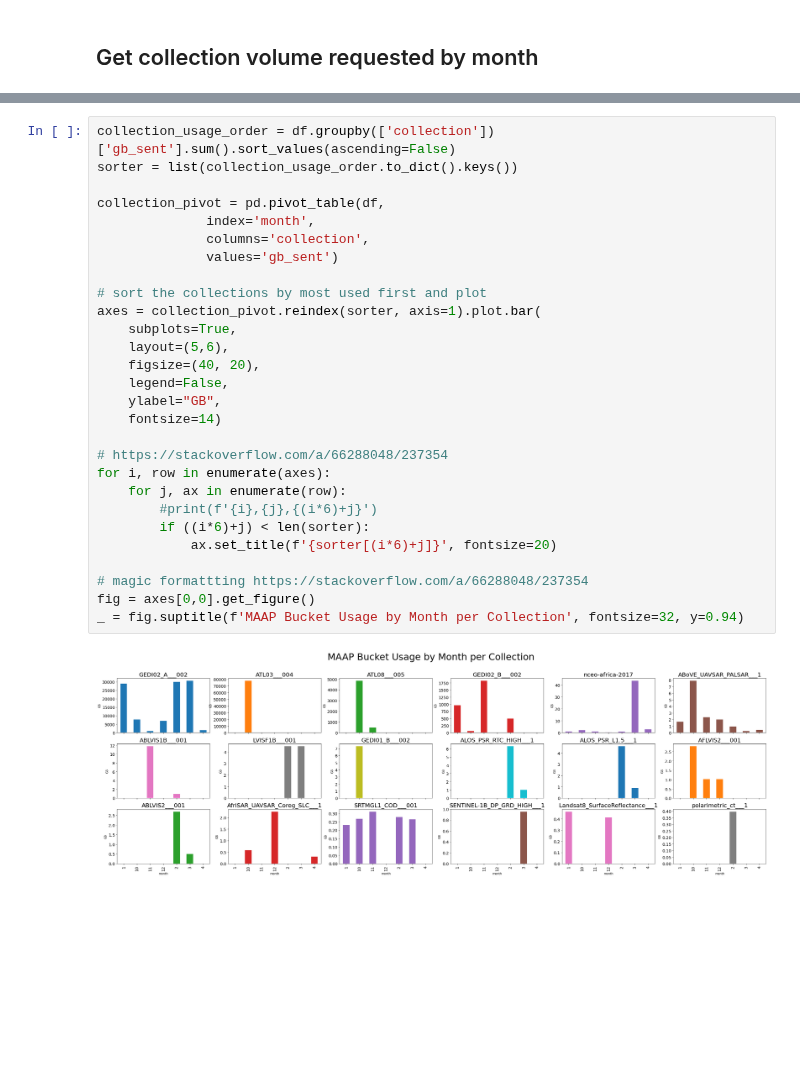
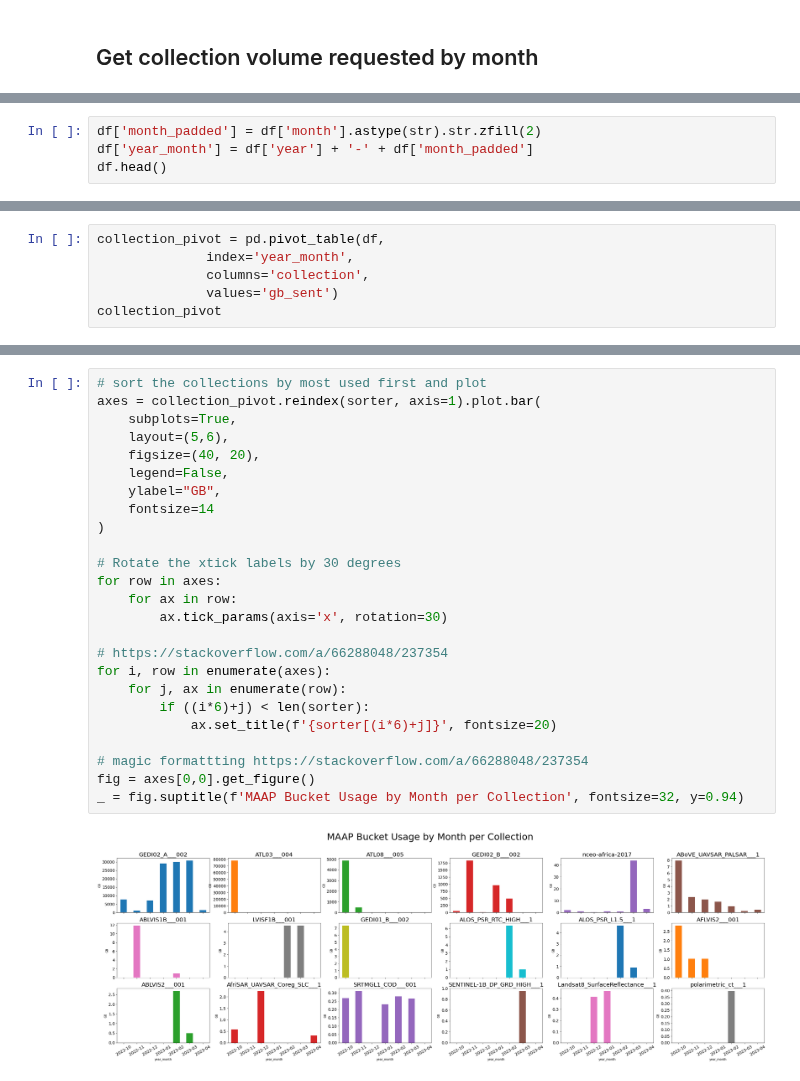
Before and after one commit to MAAP-Project/maap-documentation-examples, a Jupyter notebook: access_metrics/athena-s3-access-metrics.ipynb, the cells around one changed output, grey strips where cells are left out. Drawn from its saved outputs; the diff is of its cells as text; blank space fills up the shorter version.

```diff
--- a/access_metrics/athena-s3-access-metrics.ipynb
+++ b/access_metrics/athena-s3-access-metrics.ipynb
@@ -237,0 +220,4 @@ df.head()
+# %%
+df['month_padded'] = df['month'].astype(str).str.zfill(2)
+df['year_month'] = df['year'] + '-' + df['month_padded']
+df.head()
@@ -237,0 +234,6 @@ df.head()
+# %%
+collection_pivot = pd.pivot_table(df,
+              index='year_month',
+              columns='collection',
+              values='gb_sent')
+collection_pivot
@@ -238,30 +250,27 @@ df.head()
 # %%
-collection_usage_order = df.groupby(['collection'])['gb_sent'].sum().sort_values(ascending=False)
-sorter = list(collection_usage_order.to_dict().keys())
-
-collection_pivot = pd.pivot_table(df,
-              index='month',
-              columns='collection',
-              values='gb_sent')
-
 # sort the collections by most used first and plot
 axes = collection_pivot.reindex(sorter, axis=1).plot.bar(
     subplots=True,
     layout=(5,6),
     figsize=(40, 20),
     legend=False,
     ylabel="GB",
-    fontsize=14)
+    fontsize=14
+)
+
+# Rotate the xtick labels by 30 degrees
+for row in axes:
+    for ax in row:
+        ax.tick_params(axis='x', rotation=30)
 
 # https://stackoverflow.com/a/66288048/237354
 for i, row in enumerate(axes):
     for j, ax in enumerate(row):
-        #print(f'{i},{j},{(i*6)+j}')
         if ((i*6)+j) < len(sorter):
             ax.set_title(f'{sorter[(i*6)+j]}', fontsize=20)
 
 # magic formattting https://stackoverflow.com/a/66288048/237354
 fig = axes[0,0].get_figure()
 _ = fig.suptitle(f'MAAP Bucket Usage by Month per Collection', fontsize=32, y=0.94)
 # %% [output]
-[figure, old version]
+[figure, new version]
```
Also changed, not shown: parts of 18 cells of this notebook, 13 other files.
